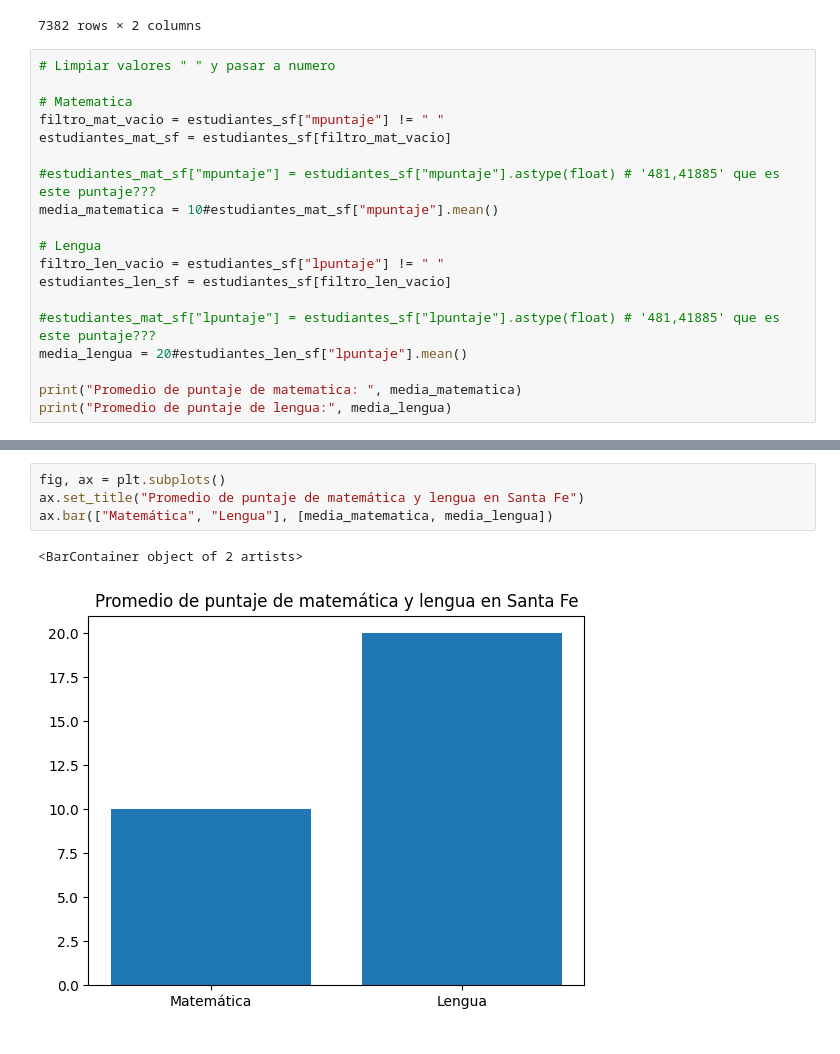
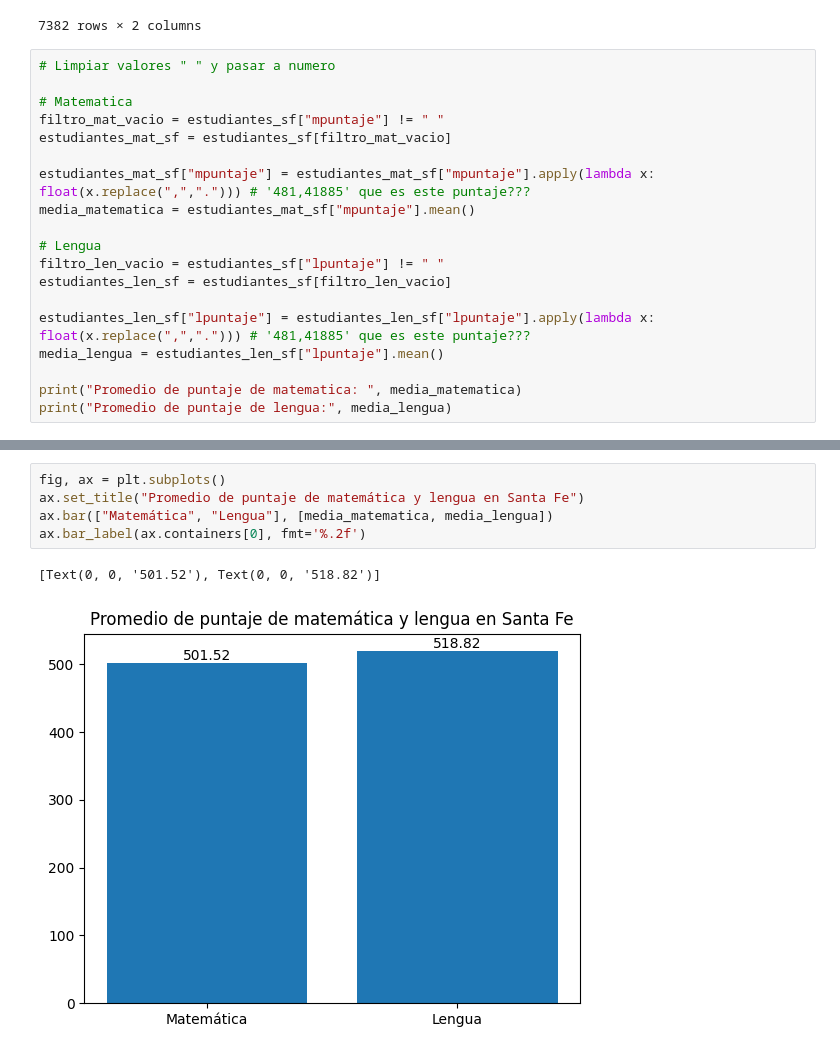
Before and after one commit to alerodriguez01/tp1-cs-datos, a Jupyter notebook: tp1-cs-datos.ipynb, the cells around one changed output, grey strips where cells are left out. Cells and saved outputs as stored; diff of their text form.

```diff
--- a/tp1-cs-datos.ipynb
+++ b/tp1-cs-datos.ipynb
@@ -277,15 +277,15 @@ estudiantes_sf[["mpuntaje","lpuntaje"]]
 filtro_mat_vacio = estudiantes_sf["mpuntaje"] != " "
 estudiantes_mat_sf = estudiantes_sf[filtro_mat_vacio]
 
-#estudiantes_mat_sf["mpuntaje"] = estudiantes_sf["mpuntaje"].astype(float) # '481,41885' que es este puntaje???
-media_matematica = 10#estudiantes_mat_sf["mpuntaje"].mean()
+estudiantes_mat_sf["mpuntaje"] = estudiantes_mat_sf["mpuntaje"].apply(lambda x: float(x.replace(",","."))) # '481,41885' que es este puntaje???
+media_matematica = estudiantes_mat_sf["mpuntaje"].mean()
 
 # Lengua
 filtro_len_vacio = estudiantes_sf["lpuntaje"] != " "
 estudiantes_len_sf = estudiantes_sf[filtro_len_vacio]
 
-#estudiantes_mat_sf["lpuntaje"] = estudiantes_sf["lpuntaje"].astype(float) # '481,41885' que es este puntaje???
-media_lengua = 20#estudiantes_len_sf["lpuntaje"].mean()
+estudiantes_len_sf["lpuntaje"] = estudiantes_len_sf["lpuntaje"].apply(lambda x: float(x.replace(",","."))) # '481,41885' que es este puntaje???
+media_lengua = estudiantes_len_sf["lpuntaje"].mean()
 
 print("Promedio de puntaje de matematica: ", media_matematica)
 print("Promedio de puntaje de lengua:", media_lengua)
@@ -295,7 +305,8 @@ Promedio de puntaje de lengua: 20
 # %%
 fig, ax = plt.subplots()
 ax.set_title("Promedio de puntaje de matemática y lengua en Santa Fe")
 ax.bar(["Matemática", "Lengua"], [media_matematica, media_lengua])
+ax.bar_label(ax.containers[0], fmt='%.2f')
 # %% [output]
-<BarContainer object of 2 artists>
+[Text(0, 0, '501.52'), Text(0, 0, '518.82')]
-[figure, old version]
+[figure, new version]
```
Also changed, not shown: parts of 1 cell of this notebook.
